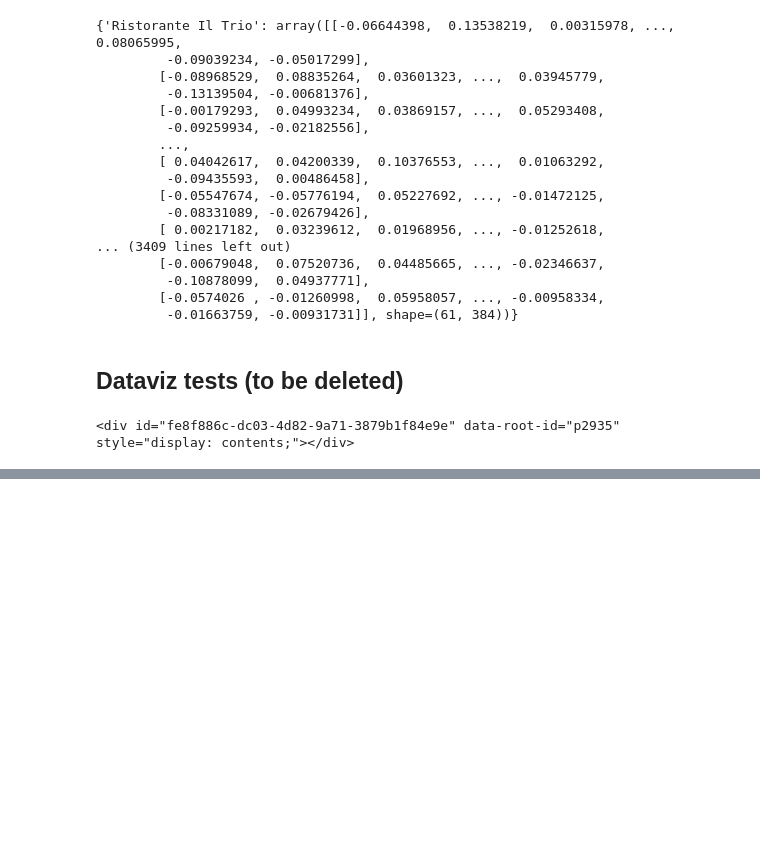
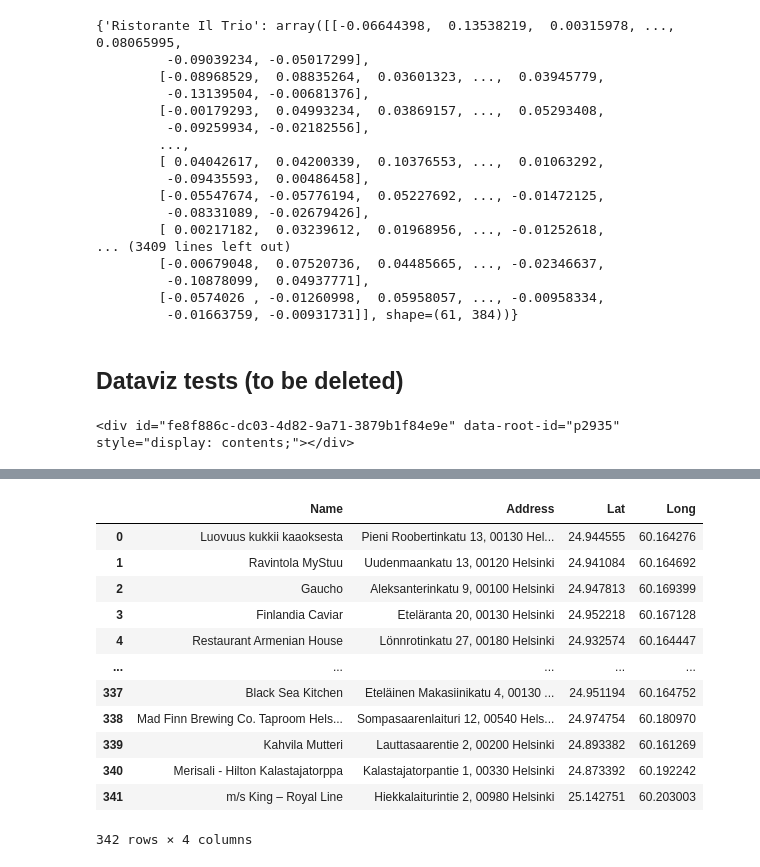
Before and after one commit to RickyDaley/friends-with-allergies, a Jupyter notebook: restaurant_scraper.ipynb, the cells around one changed output, grey strips where cells are left out. Saved outputs shown, nothing was run; the diff lists cells and outputs as text; code cells hidden in the pictures; blank space fills up the shorter version.

```diff
--- a/restaurant_scraper.ipynb
+++ b/restaurant_scraper.ipynb
@@ -615,0 +618,5 @@ plot_stats(data=data)
+# %%
+import pandas as pd
+
+data = pd.read_csv("data/restaurant_data.csv", sep="\t", index_col=0)
+data['Address'].apply()
@@ -615,0 +638,30 @@ plot_stats(data=data)
+# %%
+gmaps = googlemaps.Client(key='')
+
+def get_lat_long(addresses):
+    lats, longs = [], []
+    for addr in addresses:
+        geocode_result = gmaps.geocode(addr)[0]['geometry']['location']
+        lats.append(geocode_result['lat'])
+        longs.append(geocode_result['lng'])
+    return longs, lats
+
+lats, longs = get_lat_long(data['Address'].values)
+data['Lat'] = lats
+data['Long'] = longs
+
+data[['Name', 'Address', 'Lat', 'Long']]
+# %% [output]
+|  | Name | Address | Lat | Long |
+| 0 | Luovuus kukkii kaaoksesta | Pieni Roobertinkatu 13, 00130 Hel... | 24.944555 | 60.164276 |
+| 1 | Ravintola MyStuu | Uudenmaankatu 13, 00120 Helsinki | 24.941084 | 60.164692 |
+| 2 | Gaucho | Aleksanterinkatu 9, 00100 Helsinki | 24.947813 | 60.169399 |
+| 3 | Finlandia Caviar | Eteläranta 20, 00130 Helsinki | 24.952218 | 60.167128 |
+| 4 | Restaurant Armenian House | Lönnrotinkatu 27, 00180 Helsinki | 24.932574 | 60.164447 |
+| ... | ... | ... | ... | ... |
+| 337 | Black Sea Kitchen | Eteläinen Makasiinikatu 4, 00130 ... | 24.951194 | 60.164752 |
+| 338 | Mad Finn Brewing Co. Taproom Hels... | Sompasaarenlaituri 12, 00540 Hels... | 24.974754 | 60.180970 |
+| 339 | Kahvila Mutteri | Lauttasaarentie 2, 00200 Helsinki | 24.893382 | 60.161269 |
+| 340 | Merisali - Hilton Kalastajatorppa | Kalastajatorpantie 1, 00330 Helsinki | 24.873392 | 60.192242 |
+| 341 | m/s King – Royal Line | Hiekkalaiturintie 2, 00980 Helsinki | 25.142751 | 60.203003 |
+342 rows × 4 columns
```
Also changed, not shown: parts of 4 cells of this notebook, 4 other files.
